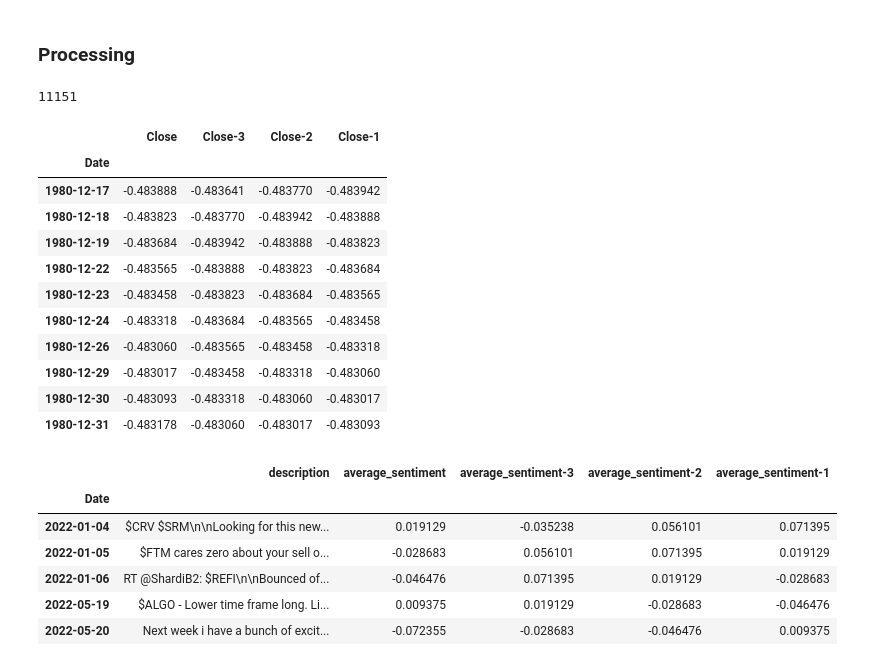
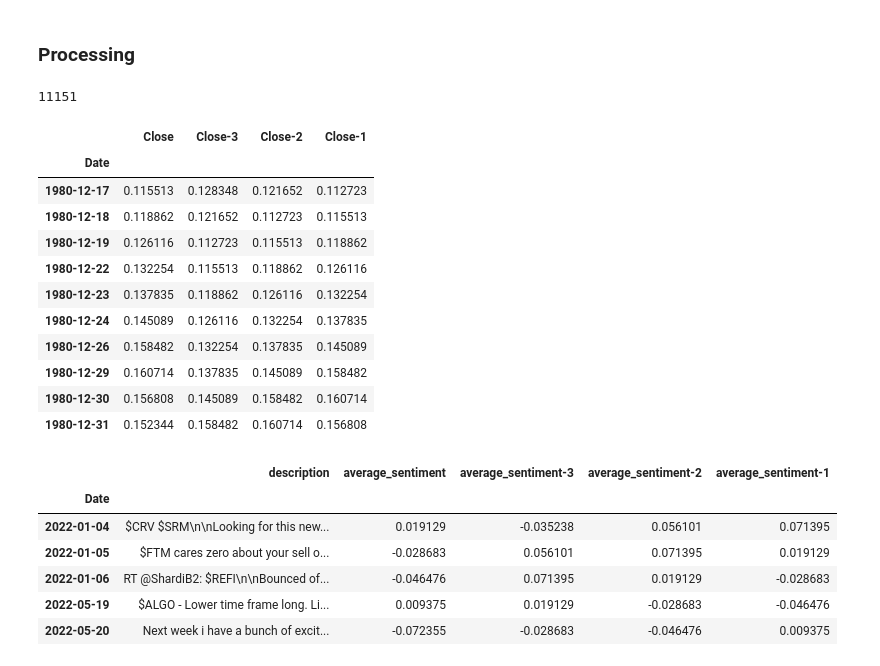
Before and after one commit to gregorkovac/lsentiment, a Jupyter notebook: notebooks/04_lstm_sentiment.ipynb, the cells around one changed output. Cells and saved outputs as stored; diff of their text form; code cells hidden in the pictures.

```diff
--- a/notebooks/04_lstm_sentiment.ipynb
+++ b/notebooks/04_lstm_sentiment.ipynb
@@ -50,40 +56,40 @@ LSTM_NUM_LAYERS = 1
 # %%
 df_stocks = pd.read_csv(STOCKS_DATA_PATH)
 
 df_stocks.columns = ["Date", "Open", "High", "Low", "Close", "AdjClose", "Volume"]
 
 
 # TODO: Expand this or use tweets from a larger period of time
 # df_stocks = df_stocks[df_stocks["Name"] == FOCUS_STOCK]
 # df_stocks = df_stocks[:1000]
 
 df_stocks = df_stocks[["Date", FOCUS_PRICE]]
 
 # df_stocks[FOCUS_PRICE] = (df_stocks[FOCUS_PRICE] - df_stocks[FOCUS_PRICE].min()) / (df_stocks[FOCUS_PRICE].max() - df_stocks[FOCUS_PRICE].min())
-df_stocks[FOCUS_PRICE] = (df_stocks[FOCUS_PRICE] - df_stocks[FOCUS_PRICE].mean()) / df_stocks[FOCUS_PRICE].std()
+# df_stocks[FOCUS_PRICE] = (df_stocks[FOCUS_PRICE] - df_stocks[FOCUS_PRICE].mean()) / df_stocks[FOCUS_PRICE].std()
 
 df_stocks["Date"] = df_stocks["Date"].apply(lambda x: x.split(" ")[0])
 df_stocks["Date"] = df_stocks["Date"].apply(preprocess_data.convert_date)
 
 df_stocks.set_index("Date", inplace=True)
 
 df_stocks = preprocess_data.apply_time_window(df = df_stocks,
                                               price_col_name=FOCUS_PRICE,
                                               n = WINDOW_SIZE)
 
 print(len(df_stocks))
 display(df_stocks.head(10))
 # %% [output]
 11151
 |  | Close | Close-3 | Close-2 | Close-1 |
 | Date |  |  |  |  |
-| 1980-12-17 | -0.483888 | -0.483641 | -0.483770 | -0.483942 |
-| 1980-12-18 | -0.483823 | -0.483770 | -0.483942 | -0.483888 |
-| 1980-12-19 | -0.483684 | -0.483942 | -0.483888 | -0.483823 |
-| 1980-12-22 | -0.483565 | -0.483888 | -0.483823 | -0.483684 |
-| 1980-12-23 | -0.483458 | -0.483823 | -0.483684 | -0.483565 |
-| 1980-12-24 | -0.483318 | -0.483684 | -0.483565 | -0.483458 |
-| 1980-12-26 | -0.483060 | -0.483565 | -0.483458 | -0.483318 |
-| 1980-12-29 | -0.483017 | -0.483458 | -0.483318 | -0.483060 |
-| 1980-12-30 | -0.483093 | -0.483318 | -0.483060 | -0.483017 |
-| 1980-12-31 | -0.483178 | -0.483060 | -0.483017 | -0.483093 |
+| 1980-12-17 | 0.115513 | 0.128348 | 0.121652 | 0.112723 |
+| 1980-12-18 | 0.118862 | 0.121652 | 0.112723 | 0.115513 |
+| 1980-12-19 | 0.126116 | 0.112723 | 0.115513 | 0.118862 |
+| 1980-12-22 | 0.132254 | 0.115513 | 0.118862 | 0.126116 |
+| 1980-12-23 | 0.137835 | 0.118862 | 0.126116 | 0.132254 |
+| 1980-12-24 | 0.145089 | 0.126116 | 0.132254 | 0.137835 |
+| 1980-12-26 | 0.158482 | 0.132254 | 0.137835 | 0.145089 |
+| 1980-12-29 | 0.160714 | 0.137835 | 0.145089 | 0.158482 |
+| 1980-12-30 | 0.156808 | 0.145089 | 0.158482 | 0.160714 |
+| 1980-12-31 | 0.152344 | 0.158482 | 0.160714 | 0.156808 |
```
Also changed, not shown: parts of 21 cells of this notebook, 6 other files.
